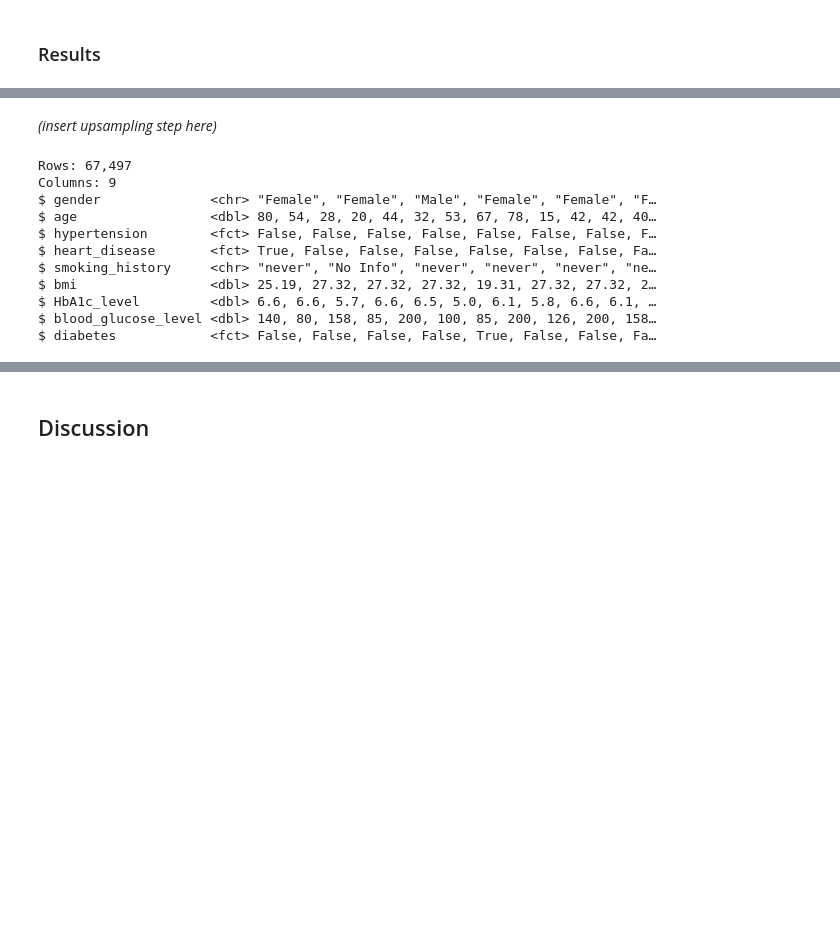
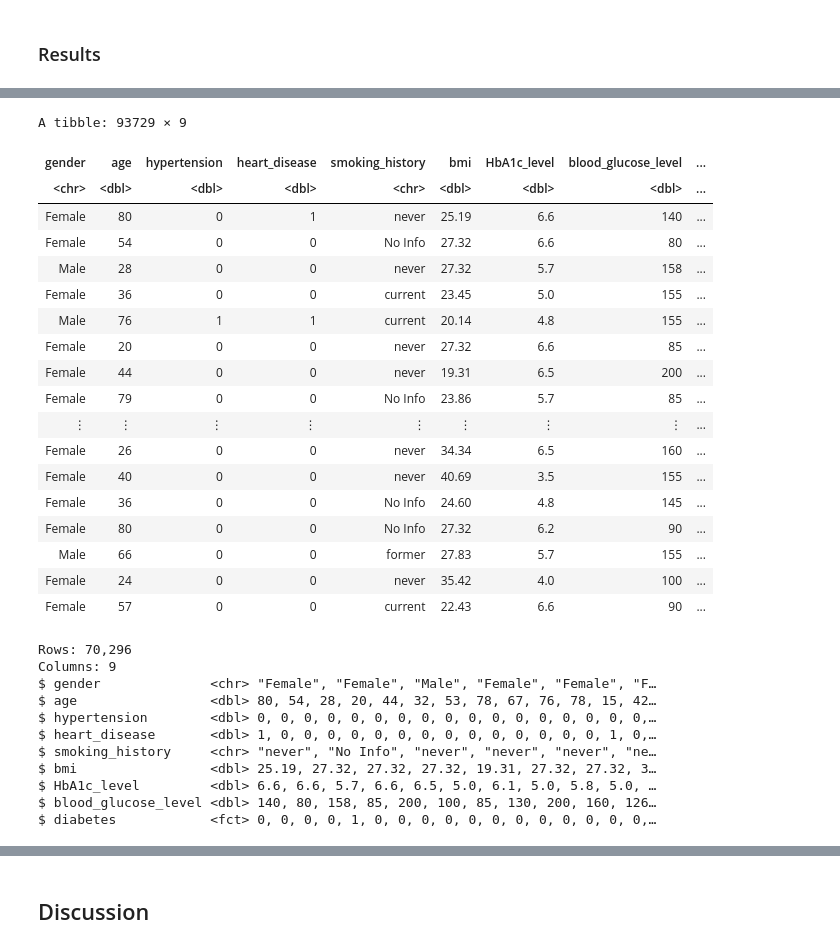
Before and after one commit to florencesanjaya/DSCI-100-2023w1-group-36, a Jupyter notebook: DSCI100_Group36_FinalReport.ipynb, the cells around one changed output, grey strips where cells are left out. Saved outputs shown, nothing was run; the diff lists cells and outputs as text; code cells hidden in the pictures; blank space fills up the shorter version.

```diff
--- a/DSCI100_Group36_FinalReport.ipynb
+++ b/DSCI100_Group36_FinalReport.ipynb
@@ -70,23 +91,43 @@ dbl (7): age, hypertension, heart_disease, bmi, HbA1c_level, blood_glucose_l...
 # %%
 # Diabetes is rare among children under age 5 (Pregnancy, Birth and Baby, n.d.), so only people above 5 years old are considered.
-diabetes <- diabetes |>
-filter(age > 5)
+diabetes_data <- diabetes_data |>
+    filter(age > 5)
+diabetes_data
+# %% [output]
+A tibble: 93729 × 9
+| gender | age | hypertension | heart_disease | smoking_history | bmi | HbA1c_level | blood_glucose_level | ... |
+| <chr> | <dbl> | <dbl> | <dbl> | <chr> | <dbl> | <dbl> | <dbl> | ... |
+| Female | 80 | 0 | 1 | never | 25.19 | 6.6 | 140 | ... |
+| Female | 54 | 0 | 0 | No Info | 27.32 | 6.6 | 80 | ... |
+| Male | 28 | 0 | 0 | never | 27.32 | 5.7 | 158 | ... |
+| Female | 36 | 0 | 0 | current | 23.45 | 5.0 | 155 | ... |
+| Male | 76 | 1 | 1 | current | 20.14 | 4.8 | 155 | ... |
+| Female | 20 | 0 | 0 | never | 27.32 | 6.6 | 85 | ... |
+| Female | 44 | 0 | 0 | never | 19.31 | 6.5 | 200 | ... |
+| Female | 79 | 0 | 0 | No Info | 23.86 | 5.7 | 85 | ... |
+| ⋮ | ⋮ | ⋮ | ⋮ | ⋮ | ⋮ | ⋮ | ⋮ | ... |
+| Female | 26 | 0 | 0 | never | 34.34 | 6.5 | 160 | ... |
+| Female | 40 | 0 | 0 | never | 40.69 | 3.5 | 155 | ... |
+| Female | 36 | 0 | 0 | No Info | 24.60 | 4.8 | 145 | ... |
+| Female | 80 | 0 | 0 | No Info | 27.32 | 6.2 | 90 | ... |
+| Male | 66 | 0 | 0 | former | 27.83 | 5.7 | 155 | ... |
+| Female | 24 | 0 | 0 | never | 35.42 | 4.0 | 100 | ... |
+| Female | 57 | 0 | 0 | current | 22.43 | 6.6 | 90 | ... |
-# %% [markdown]
-*(insert upsampling step here)*
 # %%
-diabetes_split <- initial_split(diabetes, prop = 0.75, strata = diabetes)
+# Splitting data into training and testing sets
+diabetes_split <- initial_split(diabetes_data, prop = 0.75, strata = diabetes)
 diabetes_training <- training(diabetes_split)
 diabetes_testing <- testing(diabetes_split)
 glimpse(diabetes_training)
 # %% [output]
-Rows: 67,497
+Rows: 70,296
 Columns: 9
 $ gender              <chr> "Female", "Female", "Male", "Female", "Female", "F…
-$ age                 <dbl> 80, 54, 28, 20, 44, 32, 53, 67, 78, 15, 42, 42, 40…
-$ hypertension        <fct> False, False, False, False, False, False, False, F…
-$ heart_disease       <fct> True, False, False, False, False, False, False, Fa…
+$ age                 <dbl> 80, 54, 28, 20, 44, 32, 53, 78, 67, 76, 78, 15, 42…
+$ hypertension        <dbl> 0, 0, 0, 0, 0, 0, 0, 0, 0, 0, 0, 0, 0, 0, 0, 0, 0,…
+$ heart_disease       <dbl> 1, 0, 0, 0, 0, 0, 0, 0, 0, 0, 0, 0, 0, 0, 0, 1, 0,…
 $ smoking_history     <chr> "never", "No Info", "never", "never", "never", "ne…
-$ bmi                 <dbl> 25.19, 27.32, 27.32, 27.32, 19.31, 27.32, 27.32, 2…
-$ HbA1c_level         <dbl> 6.6, 6.6, 5.7, 6.6, 6.5, 5.0, 6.1, 5.8, 6.6, 6.1, …
-$ blood_glucose_level <dbl> 140, 80, 158, 85, 200, 100, 85, 200, 126, 200, 158…
-$ diabetes            <fct> False, False, False, False, True, False, False, Fa…
+$ bmi                 <dbl> 25.19, 27.32, 27.32, 27.32, 19.31, 27.32, 27.32, 3…
+$ HbA1c_level         <dbl> 6.6, 6.6, 5.7, 6.6, 6.5, 5.0, 6.1, 5.0, 5.8, 5.0, …
+$ blood_glucose_level <dbl> 140, 80, 158, 85, 200, 100, 85, 130, 200, 160, 126…
+$ diabetes            <fct> 0, 0, 0, 0, 1, 0, 0, 0, 0, 0, 0, 0, 0, 0, 0, 0, 0,…
```
Also changed, not shown: parts of 8 cells of this notebook.
